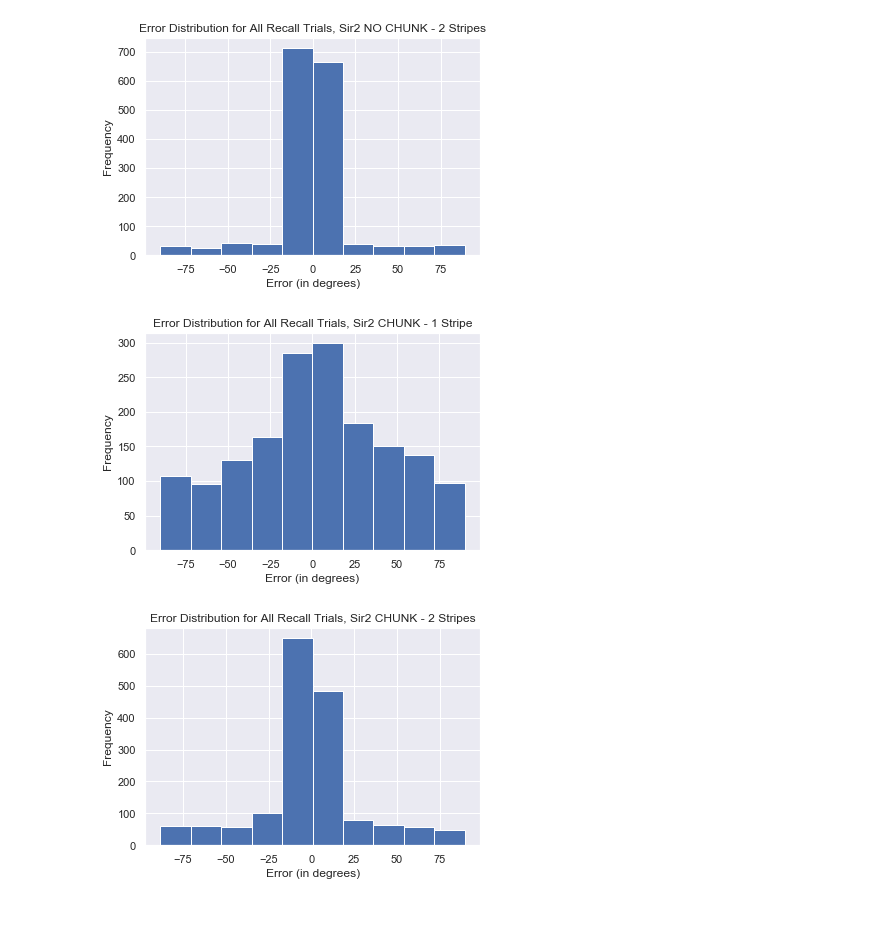
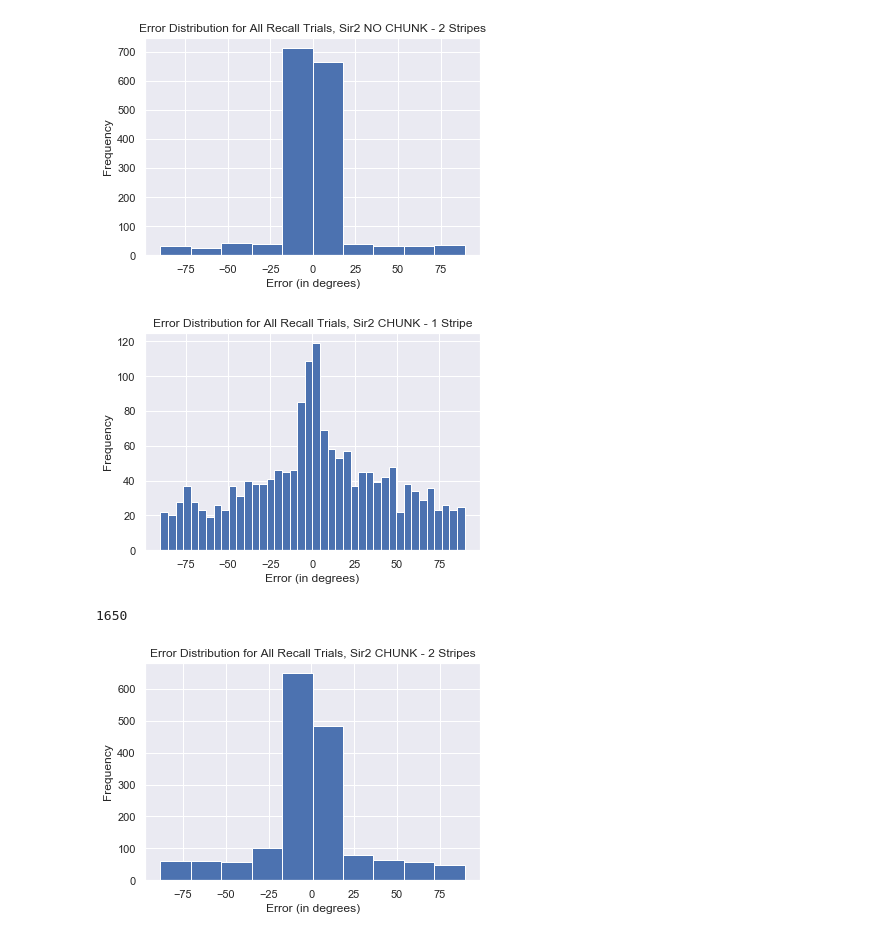
Before and after one commit to AneriSoni/workingmemory, a Jupyter notebook: analysis/ModelComparisons.ipynb, the cells around one changed output. Drawn from its saved outputs; the diff is of its cells as text; code cells hidden in the pictures.

```diff
--- a/analysis/ModelComparisons.ipynb
+++ b/analysis/ModelComparisons.ipynb
@@ -61,27 +255,31 @@ plt.show()
 # %%
 #sir2 chunk model 1 stripe; Ring
 base = "Z:/leabra/examples/workingmemory/sir2_chunk/results/Ring/1Stripe/"
 files = os.listdir(base)
 full_files = [base+f for f in files]
 #plotting errors for each model
 # for i in range(len(full_files)):
 #     plt.figure()
 #     rel = Precision()
 #     diffrecall = rel.mult_models([full_files[i]])
 #     plt.hist(diffrecall)
 #     plt.title('Error Histogram for model ' + str(i))
 
 #selected_files = []
 
 p = Precision()
 err = p.mult_models(full_files)
-plt.hist(err)
+plt.hist(err, bins = 40)
 plt.title('Error Distribution for All Recall Trials, Sir2 CHUNK - 1 Stripe')
 plt.xlabel('Error (in degrees)')
 plt.ylabel('Frequency')
 plt.show()
 # %% [output]
-[figure, old version]
+[figure, new version]
+# %%
+len(err)
+# %% [output]
+1650
 # %%
 #sir2 chunk model, 2 stripes; RING
 base = "Z:/leabra/examples/workingmemory/sir2_chunk/results/Ring/2Stripes/"
```
Also changed, not shown: parts of 7 cells of this notebook, 4 other files.
